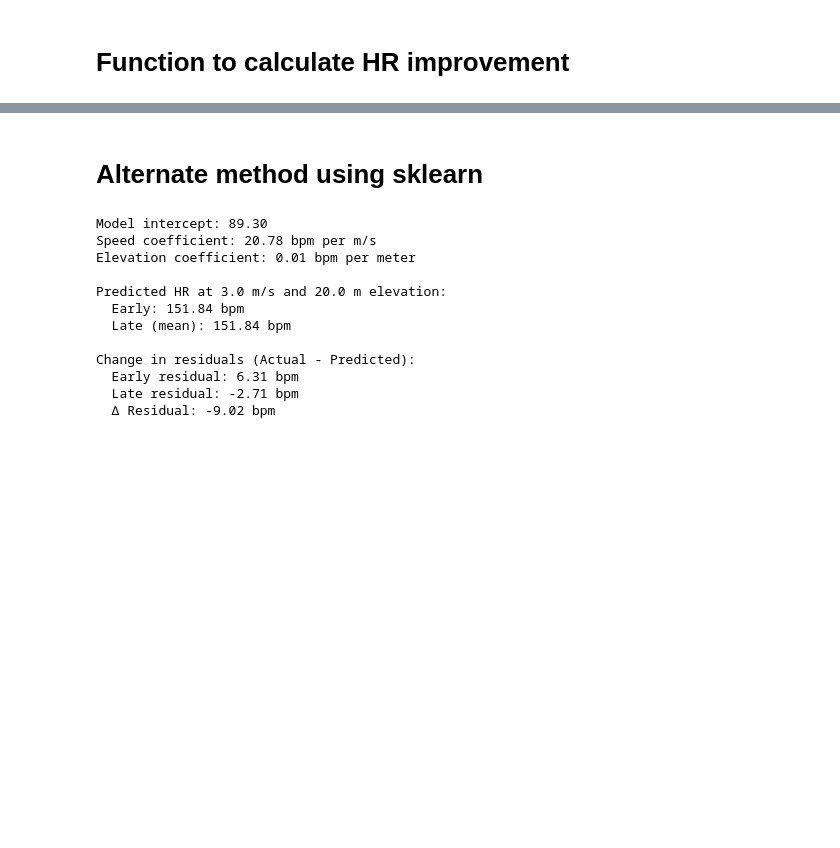
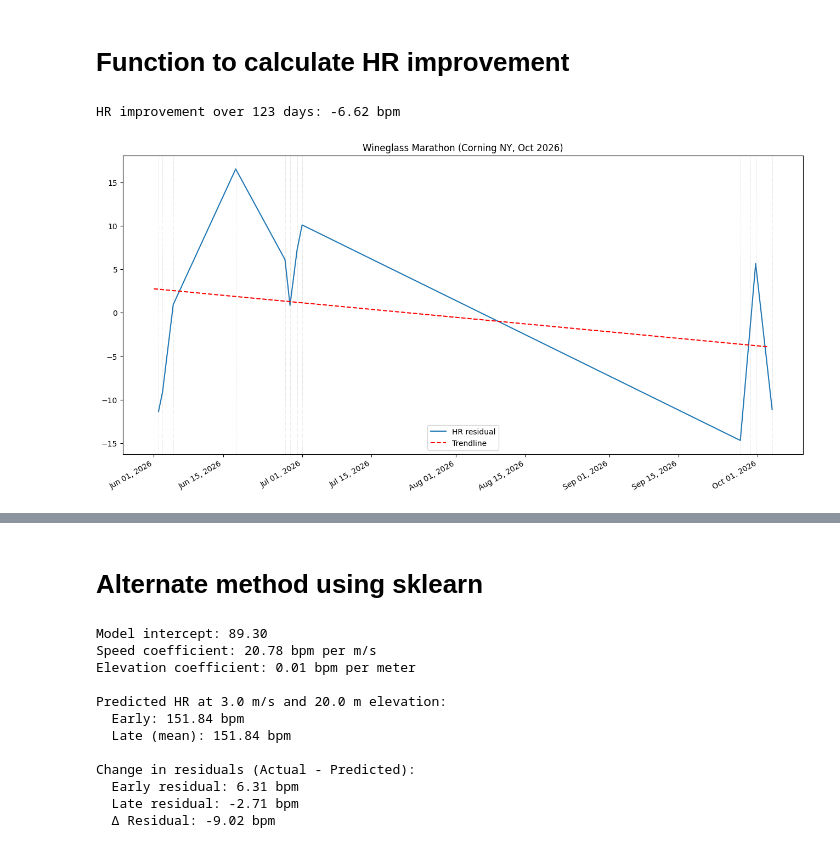
Before and after one commit to ionox0/Runs, a Jupyter notebook: hr_improvment.ipynb, the cells around one changed output, grey strips where cells are left out. Drawn from its saved outputs; the diff is of its cells as text; code cells hidden in the pictures; blank space fills up the shorter version.

```diff
--- a/hr_improvment.ipynb
+++ b/hr_improvment.ipynb
@@ -69,3 +85,8 @@ def plot_hr_improvement(start_date='2025-02-01', end_date='2025-04-15', title='H
     # Compute change in HR residuals over time
     delta_hr = slope * num_days
     print(f"HR improvement over {num_days} days: {delta_hr:.2f} bpm")
+# %%
+plot_hr_improvement('2026-06-01', '2026-10-04', title='Wineglass Marathon (Corning NY, Oct 2026)')
+# %% [output]
+HR improvement over 123 days: -6.62 bpm
+[figure, added]
```
Also changed, not shown: parts of 8 cells of this notebook.
